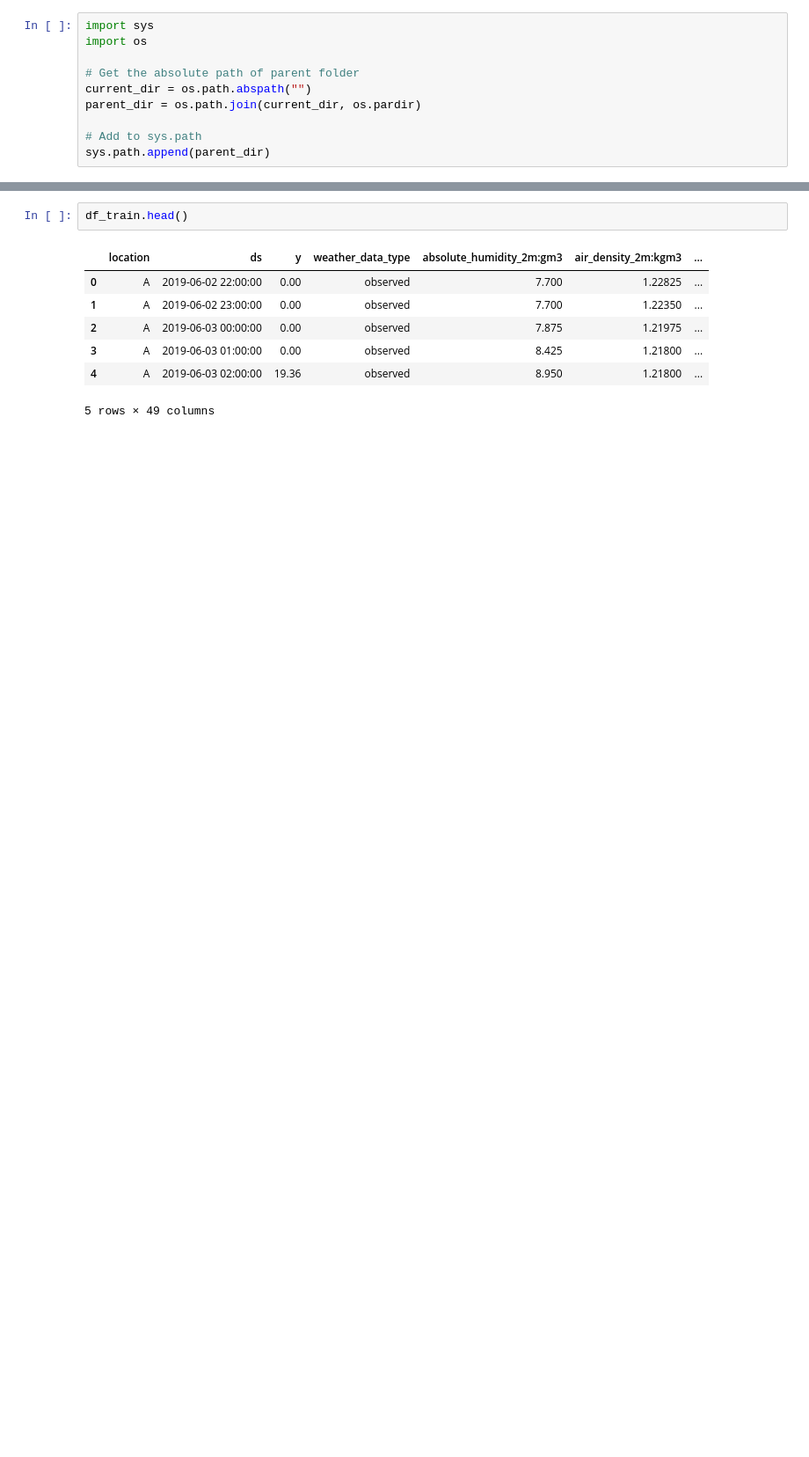
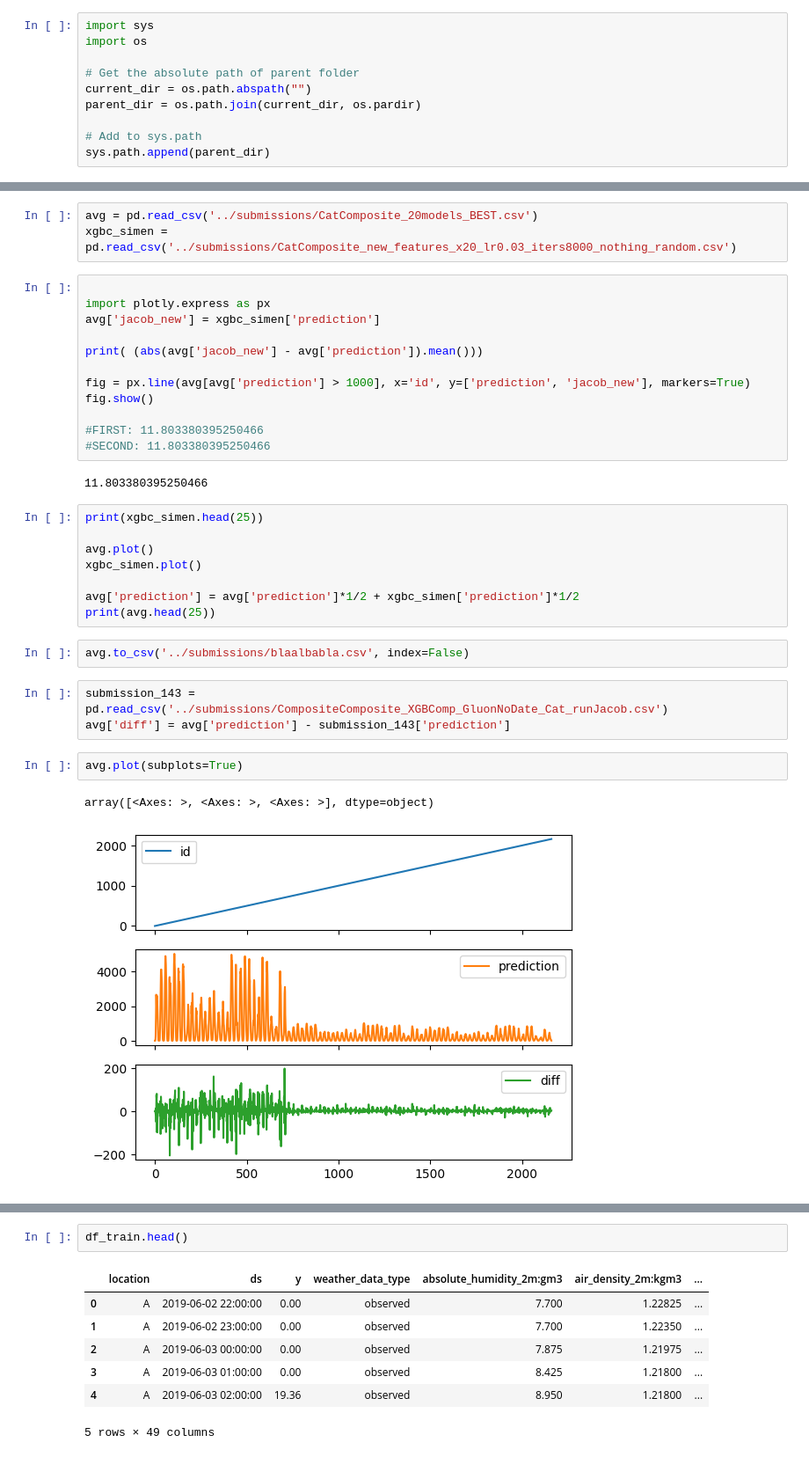
Before and after one commit to jacob-a-worsoe/stabekk, a Jupyter notebook: notebooks/workbook_henrik.ipynb, the cells around one changed output, grey strips where cells are left out. Shown at 88% size. Drawn from its saved outputs; the diff is of its cells as text; blank space fills up the shorter version.

Commit message:
CatComposite reproducable

```diff
--- a/notebooks/workbook_henrik.ipynb
+++ b/notebooks/workbook_henrik.ipynb
@@ -13,0 +18,35 @@ from ml_combat import data, module_dir
+# %%
+avg = pd.read_csv('../submissions/CatComposite_20models_BEST.csv')
+xgbc_simen = pd.read_csv('../submissions/CatComposite_new_features_x20_lr0.03_iters8000_nothing_random.csv')
+# %%
+
+import plotly.express as px
+avg['jacob_new'] = xgbc_simen['prediction']
+
+print( (abs(avg['jacob_new'] - avg['prediction']).mean()))
+
+fig = px.line(avg[avg['prediction'] > 1000], x='id', y=['prediction', 'jacob_new'], markers=True)
+fig.show()
+
+#FIRST: 11.803380395250466
+#SECOND: 11.803380395250466
+# %% [output]
+11.803380395250466
+# %%
+print(xgbc_simen.head(25))
+
+avg.plot()
+xgbc_simen.plot()
+
+avg['prediction'] = avg['prediction']*1/2 + xgbc_simen['prediction']*1/2
+print(avg.head(25))
+# %%
+avg.to_csv('../submissions/blaalbabla.csv', index=False)
+# %%
+submission_143 = pd.read_csv('../submissions/CompositeComposite_XGBComp_GluonNoDate_Cat_runJacob.csv')
+avg['diff'] = avg['prediction'] - submission_143['prediction']
+# %%
+avg.plot(subplots=True)
+# %% [output]
+array([<Axes: >, <Axes: >, <Axes: >], dtype=object)
+[figure, added]
```
Also changed, not shown: parts of 11 cells of this notebook, 8 other files.
